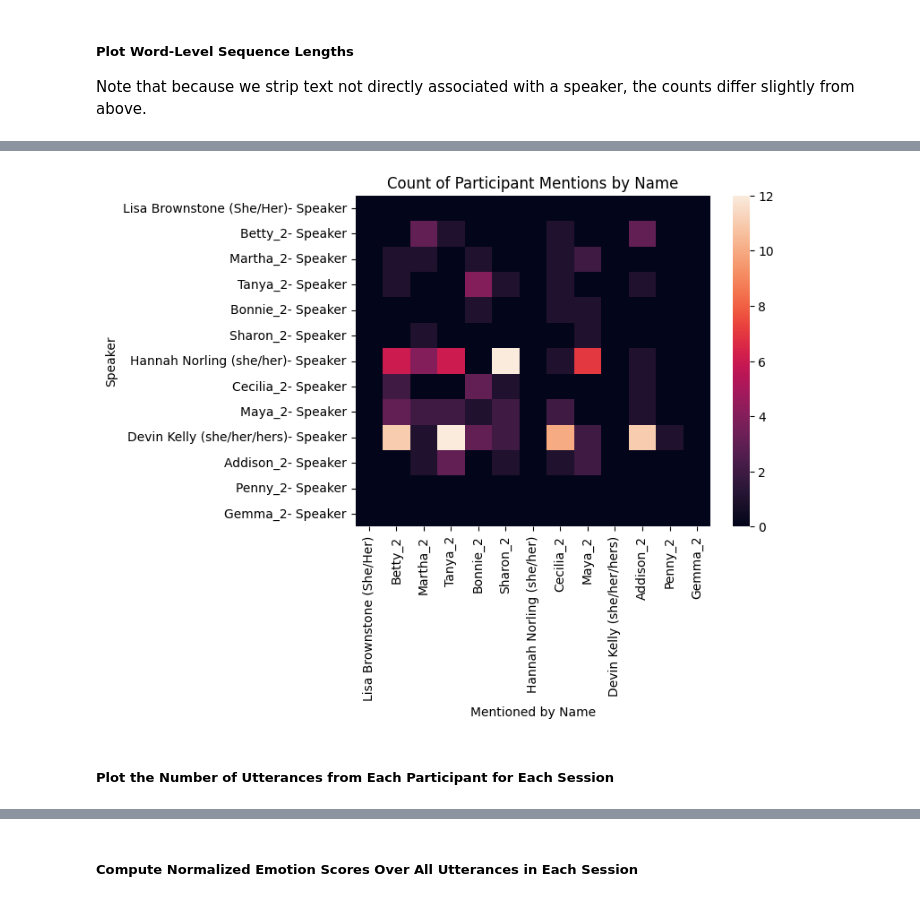
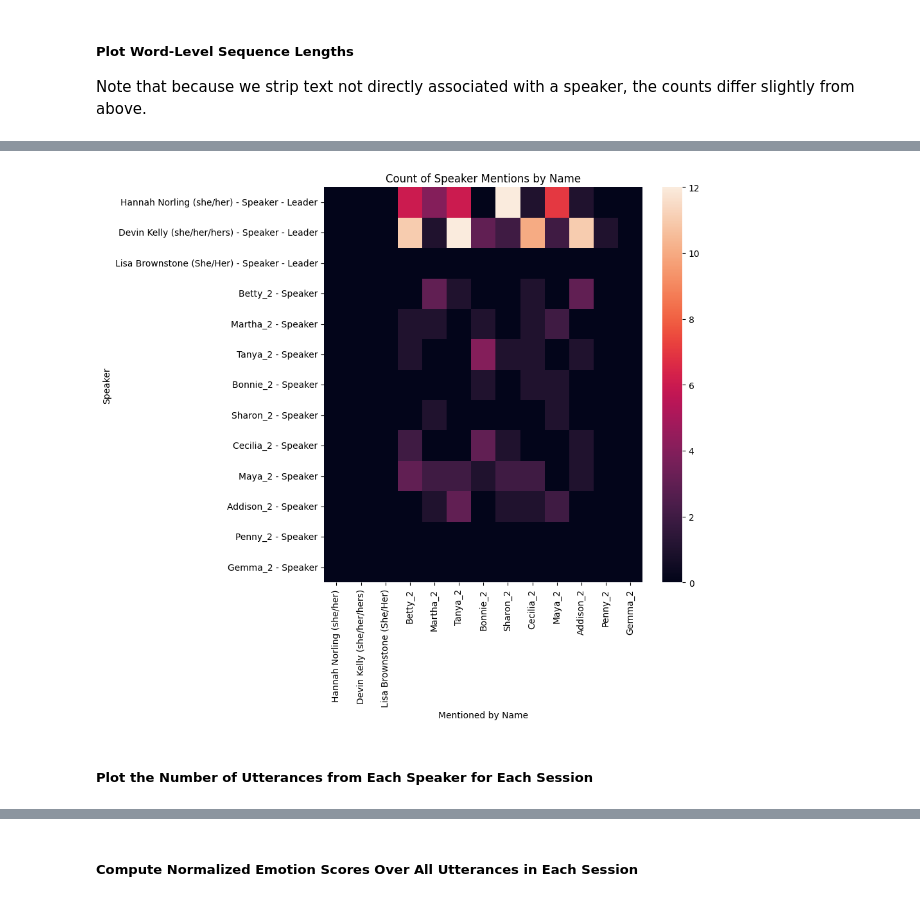
Before and after one commit to jstremme/nlp4psychotherapy, a Jupyter notebook: transcript_eda.ipynb, the cells around one changed output, grey strips where cells are left out. Cells and saved outputs as stored; diff of their text form; code cells hidden in the pictures.

```diff
--- a/transcript_eda.ipynb
+++ b/transcript_eda.ipynb
@@ -288 +370,12 @@ plt.show()
+# %%
+def add_leader_tag(d, leaders):
+
+    d_plot = {}
+    for k, v in d.items():
+        if k in leaders:
+            d_plot[k + ' - Leader'] = v
+        else:
+            d_plot[k] = v
+
+    return d_plot
 # %% [markdown]
@@ -300,15 +394,16 @@ plt.show()
 # %%
-speaker_dict = {k + '- Speaker': v for k, v in speaker_mentions_of.items()}
+speaker_dict = {k + ' - Speaker': v for k, v in speaker_mentions_of.items()}
+speaker_dict = add_leader_tag(speaker_dict, [l + ' - Speaker' for l in leaders])
 speaker_matrix = pd.DataFrame(speaker_dict).T.fillna(0)
 sb.heatmap(speaker_matrix)
 plt.xlabel('Mentioned by Name')
 plt.ylabel('Speaker')
-plt.title('Count of Participant Mentions by Name')
+plt.title('Count of Speaker Mentions by Name')
 plt.show()
 # %% [output]
-[figure, old version]
+[figure, new version]
 # %% [markdown]
-##### Plot the Number of Utterances from Each Participant for Each Session
+##### Plot the Number of Utterances from Each Speaker for Each Session
 # %%
 # Create plot
 fig, ax = plt.subplots()
```
Also changed, not shown: parts of 21 cells of this notebook, 1 other file.
